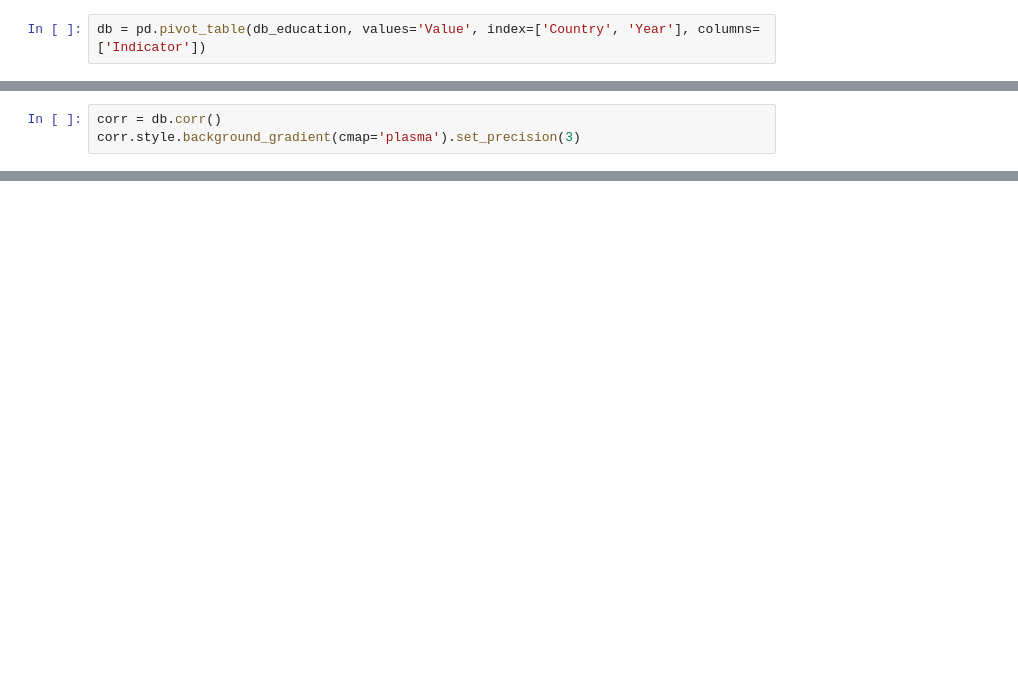
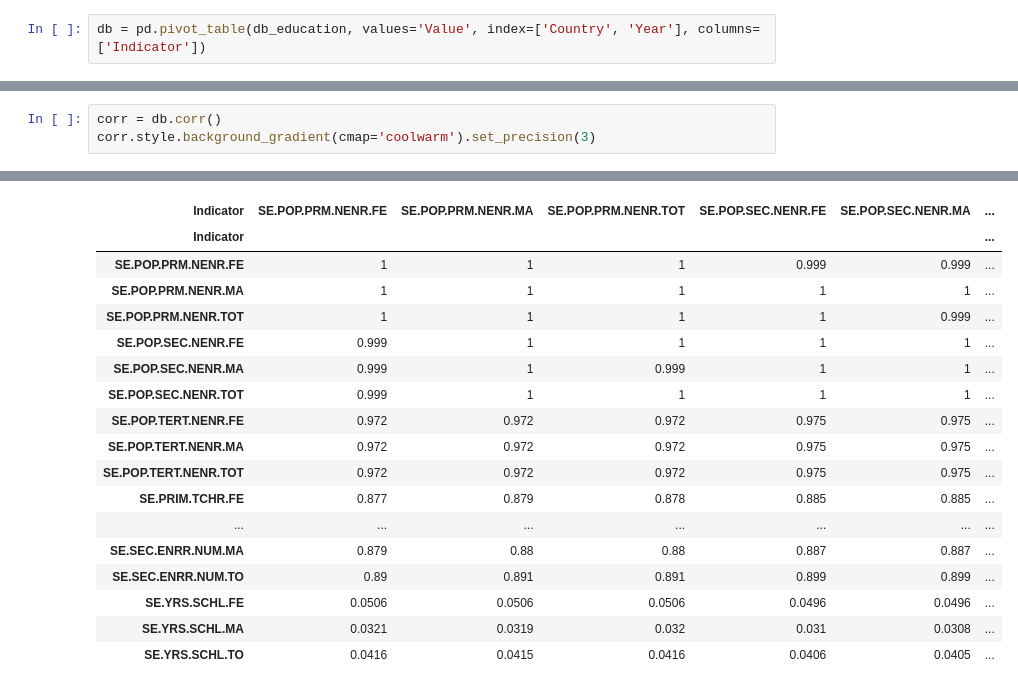
Before and after one commit to GhaliAmir/Education-In-Africa, a Jupyter notebook: Project.ipynb, the cells around one changed output, grey strips where cells are left out. Cells and saved outputs as stored; diff of their text form; blank space fills up the shorter version.

```diff
--- a/Project.ipynb
+++ b/Project.ipynb
@@ -163,4 +122,4 @@ Text(0.5, 1.05, 'Correlation Matrix')
 # %%
 corr = db.corr()
-corr.style.background_gradient(cmap='plasma').set_precision(3)
+corr.style.background_gradient(cmap='coolwarm').set_precision(3)
 # %% [output]
@@ -167,0 +126,18 @@ corr.style.background_gradient(cmap='plasma').set_precision(3)
+| Indicator | SE.POP.PRM.NENR.FE | SE.POP.PRM.NENR.MA | SE.POP.PRM.NENR.TOT | SE.POP.SEC.NENR.FE | SE.POP.SEC.NENR.MA | ... |
+| Indicator |  |  |  |  |  | ... |
+| SE.POP.PRM.NENR.FE | 1 | 1 | 1 | 0.999 | 0.999 | ... |
+| SE.POP.PRM.NENR.MA | 1 | 1 | 1 | 1 | 1 | ... |
+| SE.POP.PRM.NENR.TOT | 1 | 1 | 1 | 1 | 0.999 | ... |
+| SE.POP.SEC.NENR.FE | 0.999 | 1 | 1 | 1 | 1 | ... |
+| SE.POP.SEC.NENR.MA | 0.999 | 1 | 0.999 | 1 | 1 | ... |
+| SE.POP.SEC.NENR.TOT | 0.999 | 1 | 1 | 1 | 1 | ... |
+| SE.POP.TERT.NENR.FE | 0.972 | 0.972 | 0.972 | 0.975 | 0.975 | ... |
+| SE.POP.TERT.NENR.MA | 0.972 | 0.972 | 0.972 | 0.975 | 0.975 | ... |
+| SE.POP.TERT.NENR.TOT | 0.972 | 0.972 | 0.972 | 0.975 | 0.975 | ... |
+| SE.PRIM.TCHR.FE | 0.877 | 0.879 | 0.878 | 0.885 | 0.885 | ... |
+| ... | ... | ... | ... | ... | ... | ... |
+| SE.SEC.ENRR.NUM.MA | 0.879 | 0.88 | 0.88 | 0.887 | 0.887 | ... |
+| SE.SEC.ENRR.NUM.TO | 0.89 | 0.891 | 0.891 | 0.899 | 0.899 | ... |
+| SE.YRS.SCHL.FE | 0.0506 | 0.0506 | 0.0506 | 0.0496 | 0.0496 | ... |
+| SE.YRS.SCHL.MA | 0.0321 | 0.0319 | 0.032 | 0.031 | 0.0308 | ... |
+| SE.YRS.SCHL.TO | 0.0416 | 0.0415 | 0.0416 | 0.0406 | 0.0405 | ... |
```
Also changed, not shown: parts of 15 cells of this notebook.
